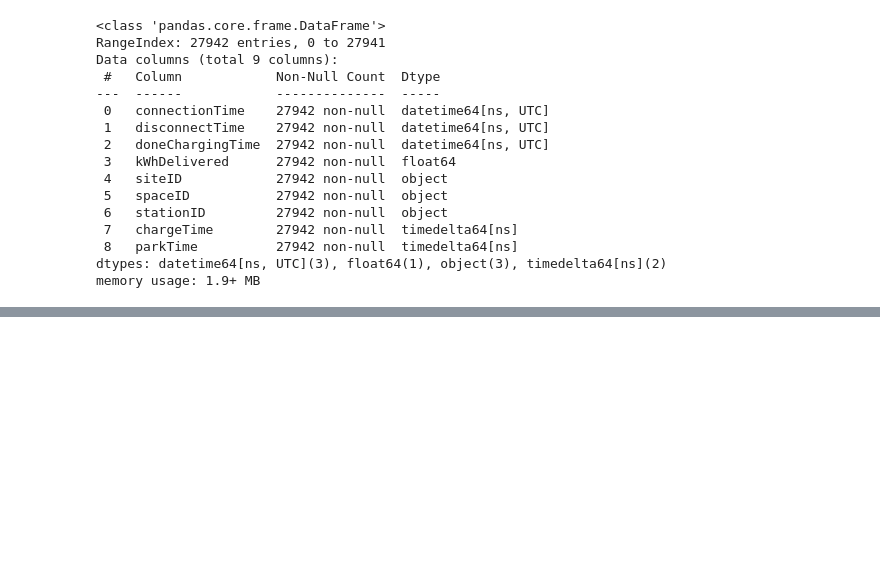
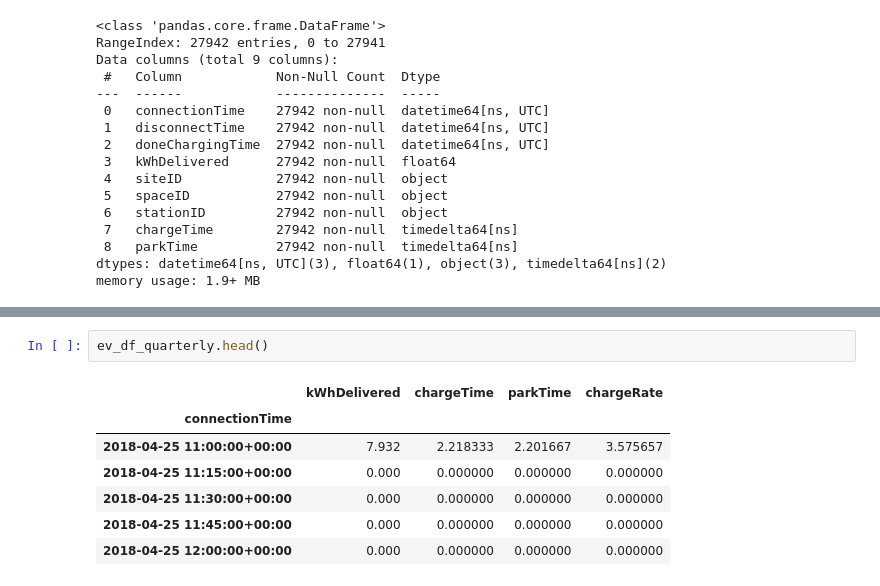
Before and after one commit to Hadi2525/CCAI2022_Transportation, a Jupyter notebook: acn_eda.ipynb, the cells around one changed output, grey strips where cells are left out. Cells and saved outputs as stored; diff of their text form; blank space fills up the shorter version.

```diff
--- a/acn_eda.ipynb
+++ b/acn_eda.ipynb
@@ -61,0 +61,10 @@ ev_df.tail()
+# %%
+ev_df_quarterly.head()
+# %% [output]
+|  | kWhDelivered | chargeTime | parkTime | chargeRate |
+| connectionTime |  |  |  |  |
+| 2018-04-25 11:00:00+00:00 | 7.932 | 2.218333 | 2.201667 | 3.575657 |
+| 2018-04-25 11:15:00+00:00 | 0.000 | 0.000000 | 0.000000 | 0.000000 |
+| 2018-04-25 11:30:00+00:00 | 0.000 | 0.000000 | 0.000000 | 0.000000 |
+| 2018-04-25 11:45:00+00:00 | 0.000 | 0.000000 | 0.000000 | 0.000000 |
+| 2018-04-25 12:00:00+00:00 | 0.000 | 0.000000 | 0.000000 | 0.000000 |
```
Also changed, not shown: parts of 6 cells of this notebook.
